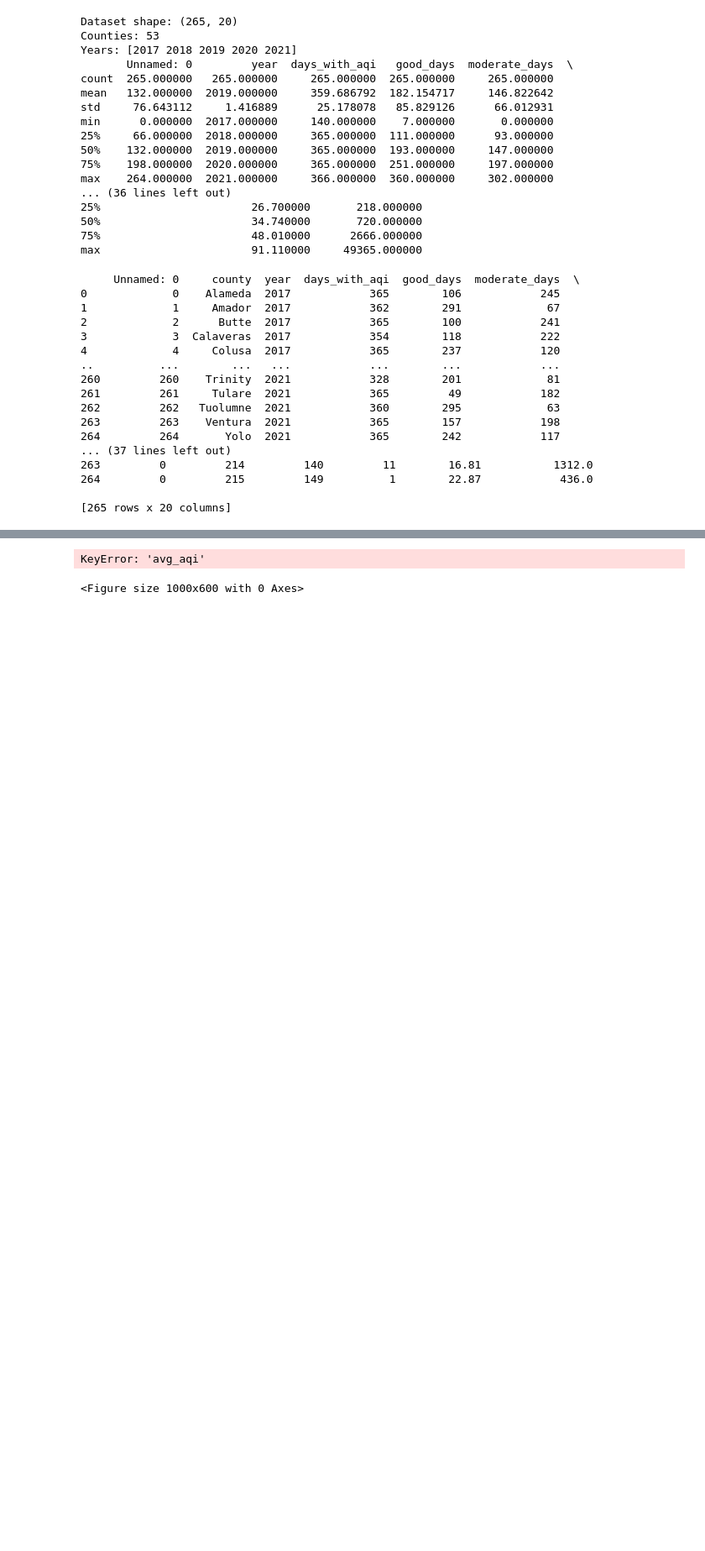
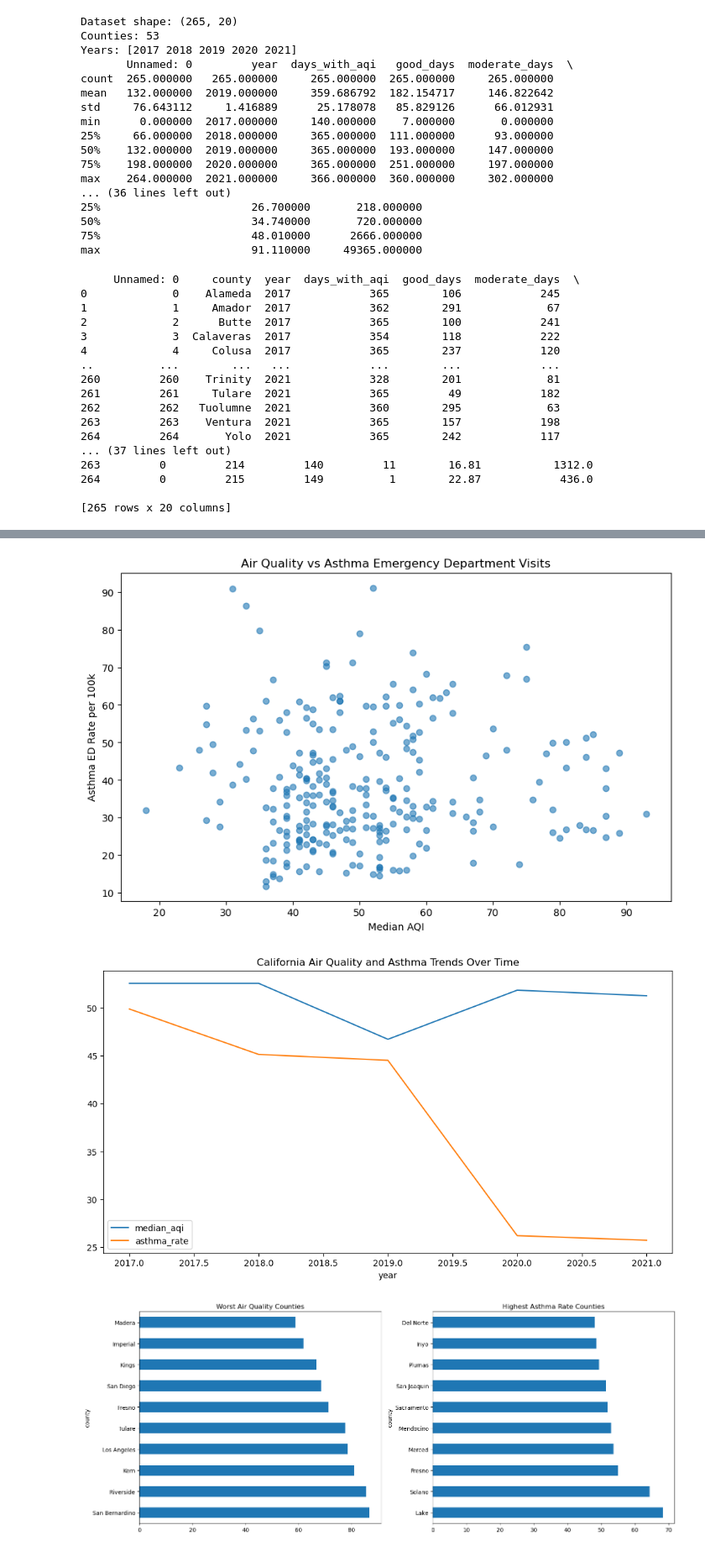
Before and after one commit to cassandrahuber/SCIPE-CI-SIP-Project, a Jupyter notebook: notebooks/02_exploratory_analysis.ipynb, the cells around one changed output, grey strips where cells are left out. Shown: that part at 84% size. Drawn from its saved outputs; the diff is of its cells as text; code cells hidden in the pictures; blank space fills up the shorter version.

Commit message:
data visualization

```diff
--- a/notebooks/02_exploratory_analysis.ipynb
+++ b/notebooks/02_exploratory_analysis.ipynb
@@ -54,6 +54,5 @@ print(df)
 
 [265 rows x 20 columns]
 # %%
-df['avg_aqi'] = df[['max_aqi', 'median_aqi', '90th_percentile_aqi']].mean(axis=1)
-print(df)
+print(df.columns)
 # %% [output]
@@ -77,17 +66,17 @@ print(df)
 # %%
 # 1. Which counties have the worst air quality?
-worst_aqi = df.groupby('county')['avg_aqi'].mean().sort_values(ascending=False).head(10)
-print("Counties with highest average AQI:")
+worst_aqi = df.groupby('county')['median_aqi'].mean().sort_values(ascending=False).head(10)
+print("Counties with highest median AQI:")
 print(worst_aqi)
 
 # 2. Which counties have highest asthma rates?
 high_asthma = df.groupby('county')['asthma_rate'].mean().sort_values(ascending=False).head(10)
 
 # 3. What's the correlation?
-correlation = df['avg_aqi'].corr(df['asthma_rate'])
+correlation = df['median_aqi'].corr(df['asthma_rate'])
 print(f"Correlation between AQI and Asthma rates: {correlation:.3f}")
 
 # 4. Statistical significance
-slope, intercept, r_value, p_value, std_err = stats.linregress(df['avg_aqi'], df['asthma_rate'])
+slope, intercept, r_value, p_value, std_err = stats.linregress(df['median_aqi'], df['asthma_rate'])
 print(f"R-squared: {r_value**2:.3f}, P-value: {p_value:.3f}")
 # %% [output]
@@ -109,24 +98,25 @@ R-squared: 0.001, P-value: 0.671
 # %%
 # Scatter plot
 plt.figure(figsize=(10, 6))
-plt.scatter(df['avg_aqi'], df['asthma_rate'], alpha=0.6)
-plt.xlabel('Average AQI')
+plt.scatter(df['median_aqi'], df['asthma_rate'], alpha=0.6)
+plt.xlabel('Median AQI')
 plt.ylabel('Asthma ED Rate per 100k')
 plt.title('Air Quality vs Asthma Emergency Department Visits')
 plt.show()
 
 # Time trends
-yearly_trends = df.groupby('year')[['avg_aqi', 'asthma_rate']].mean()
+yearly_trends = df.groupby('year')[['median_aqi', 'asthma_rate']].mean()
 yearly_trends.plot(kind='line', figsize=(12, 6))
 plt.title('California Air Quality and Asthma Trends Over Time')
 plt.show()
 
 # Top/bottom counties
 fig, (ax1, ax2) = plt.subplots(1, 2, figsize=(15, 6))
 worst_aqi.head(10).plot(kind='barh', ax=ax1, title='Worst Air Quality Counties')
 high_asthma.head(10).plot(kind='barh', ax=ax2, title='Highest Asthma Rate Counties')
 plt.tight_layout()
 plt.show()
 # %% [output]
-KeyError: 'avg_aqi'
-<Figure size 1000x600 with 0 Axes>
+[figure, added]
+[figure, added]
+[figure, added]
```
Also changed, not shown: parts of 2 cells of this notebook, 1 other file.
